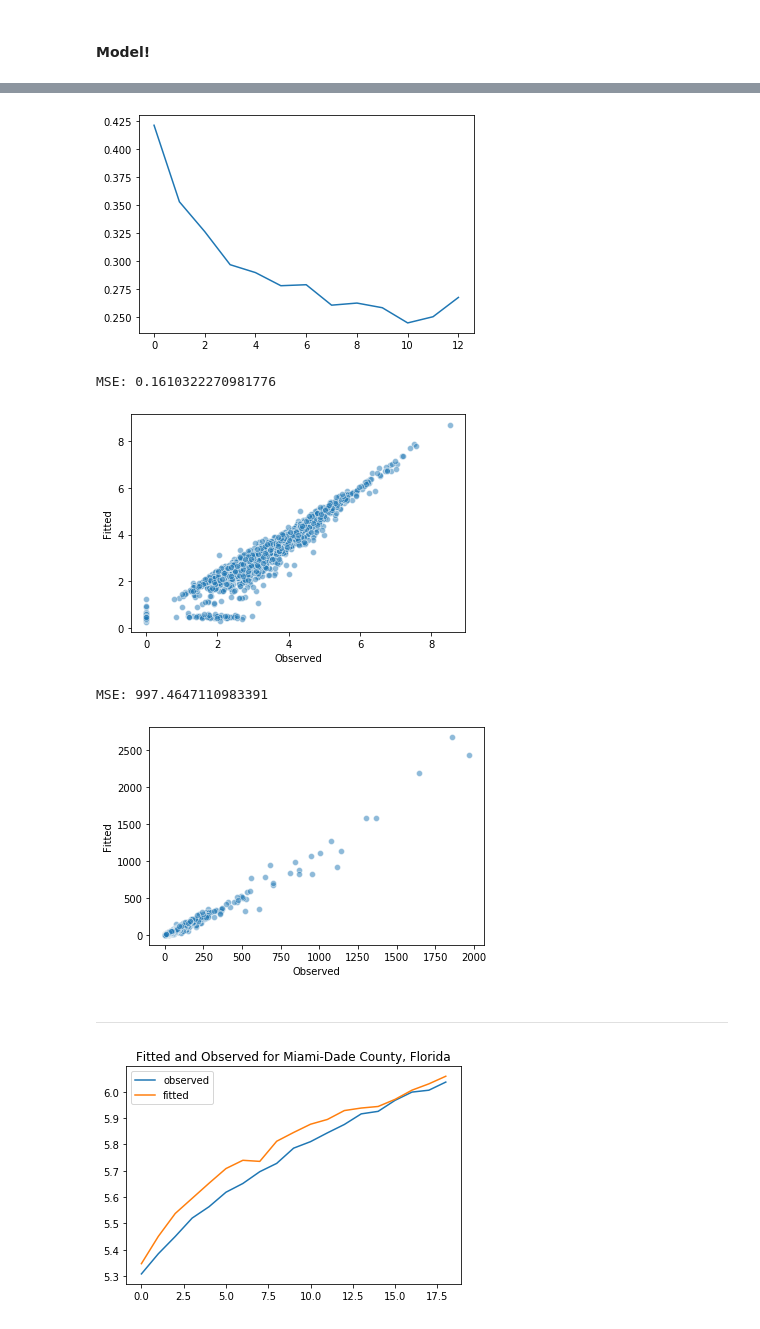
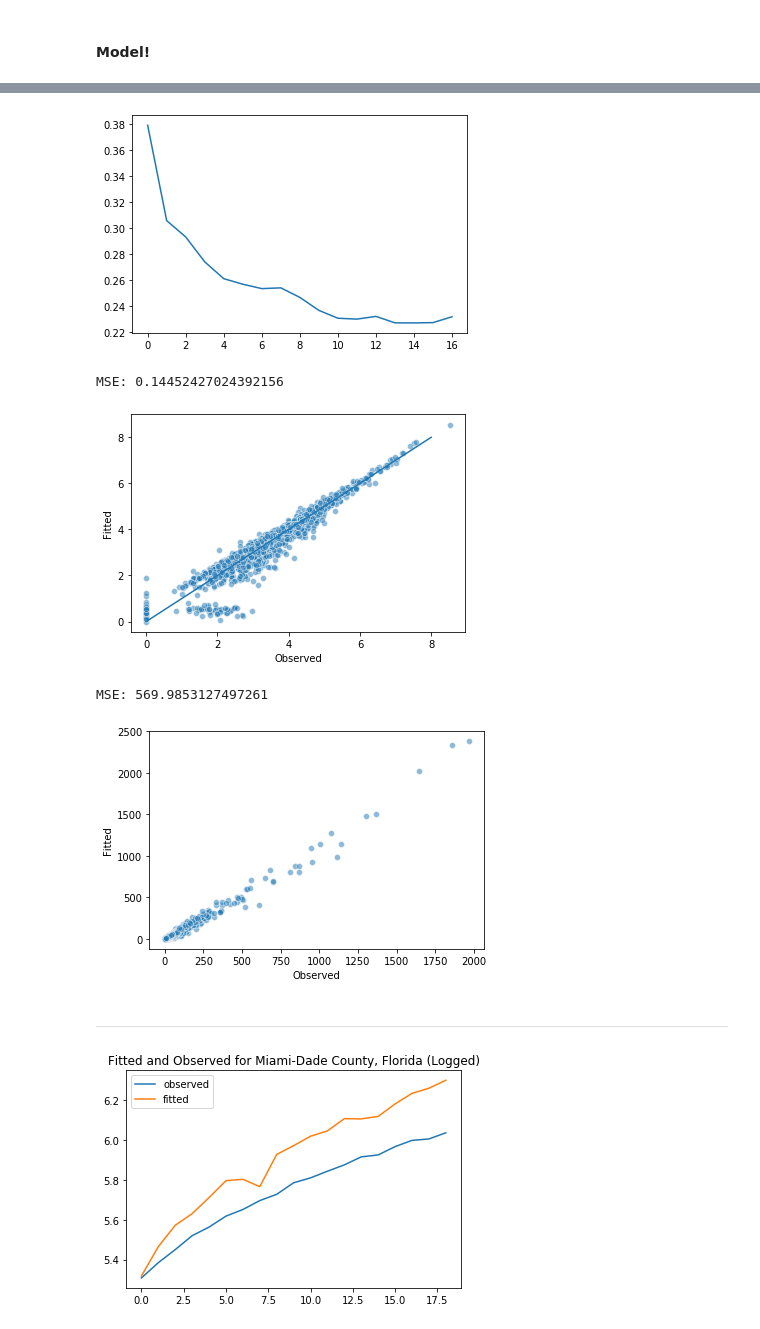
Before and after one commit to dafriedman97/COVID19_forecasts, a Jupyter notebook: Class Generator Predictions.ipynb, the cells around one changed output, grey strips where cells are left out. Saved outputs shown, nothing was run; the diff lists cells and outputs as text; code cells hidden in the pictures.

```diff
--- a/Class Generator Predictions.ipynb
+++ b/Class Generator Predictions.ipynb
@@ -168,13 +172,11 @@ class DynamicLSTM():
         '''Initialization'''
         self.name = name
 
-    def get_data(self, mob, end_train, cats, target, nahead, generator, days_in = True):
+    def get_data(self, mob, end_train, cats, target, nahead, valfrac, generator):
         '''Get X and y'''
         self.cats = cats
         self.target = target
         self.predictors = self.cats + [self.target]
-        if days_in:
-            self.predictors.append('days_in')
 
         # Standardize
         self.ss = SS().fit(mob.loc[mob['date'] <= end_train, self.cats])
@@ -198,7 +200,7 @@ class DynamicLSTM():
 
         # Train/Validation Split
         np.random.seed(109)
-        val_indices = np.random.choice(np.arange(nsamples), int(nsamples/10), replace = False)
+        val_indices = np.random.choice(np.arange(nsamples), int(valfrac*nsamples), replace = False)
         self.Xval = X[val_indices]
         self.yval = y[val_indices]
         self.Xtrain = np.delete(X, val_indices, axis = 0)
@@ -266,16 +268,16 @@ end_train = dates[int(0.7*ndates)]
 target = 'logcasespc'
 nahead = 3
 predictors = cats + [target]
-days_in = False
-if days_in:
-    predictors.append('days_in')
-lstm.get_data(mob, end_train, cats, target, nahead, Generator, days_in = days_in)
+# validation
+valfrac = 0.1
+# get data!
+lstm.get_data(mob, end_train, cats, target, nahead, valfrac, Generator)
 
 ## Build
 nunits = 500
 interunits = 100
 droprate = 0.15
-optimizer = optimizers.Adam(learning_rate = 0.00001)
+optimizer = optimizers.Adam(learning_rate = 0.00002)
 lstm.build(nunits = nunits, interunits = interunits, droprate = droprate, optimizer = optimizer)
 
 ## Fit
@@ -311,18 +314,19 @@ Epoch 13/30
 # %%
 sns.lineplot(range(len(lstm.history.history['val_loss'])), lstm.history.history['val_loss']);
 # %% [output]
-[figure, old version]
+[figure, new version]
 # %%
 ytesthat = lstm.fitted.reshape(-1)
 ytest = lstm.ytest.reshape(-1)
 fig = sns.scatterplot(ytest, ytesthat, alpha = 0.5)
+sns.lineplot(np.arange(ytesthat.max()), np.arange(ytesthat.max()))
 fig.set(xlabel = 'Observed', ylabel = 'Fitted');
 def mse(y, yhat):
     return np.mean( (y - yhat)**2 )
 print('MSE:', mse(ytest, ytesthat))
 # %% [output]
-MSE: 0.1610322270981776
+MSE: 0.14452427024392156
-[figure, old version]
+[figure, new version]
 # %%
 ytestunlogged = np.exp(ytest) - 1
 ytesthatunlogged = np.exp(ytesthat) - 1
@@ -335,36 +339,36 @@ fig = sns.scatterplot(ytestunlogged, ytesthatunlogged, alpha = 0.5)
 fig.set(xlabel = 'Observed', ylabel = 'Fitted');
 print('MSE:', mse(ytestunlogged, ytesthatunlogged))
 # %% [output]
-MSE: 997.4647110983391
+MSE: 569.9853127497261
-[figure, old version]
+[figure, new version]
 # %% [markdown]
 ___
 # %%
 # Get County
 county = 'Miami-Dade'
 state = 'Florida'
 mobCounty = mob[(mob['county'] == county) & (mob['state'] == state)].copy()
 # standardize cats
 mobCounty[cats] = lstm.ss.transform(mobCounty[cats])
 # group
 groupedCounty = mobCounty[['state','county','ID'] + ['date'] + predictors].groupby(['state','county','ID'])
 # get X and y
 XCounty = []
 yCounty = []
 test_dates = mobCounty['date'][mobCounty['date'] >= start_test]
 for date in test_dates:
     mobCountyToDate= mobCounty[mobCounty['date'] <= date]
     XCounty.append(np.array(mobCountyToDate[predictors].iloc[:-nahead]))
     yCounty.append(np.array(mobCountyToDate[target].iloc[-1]))
 XCounty = np.array(XCounty)
 yCounty = np.array(yCounty)
 # Get generator
 CountyGenerator = Generator(XCounty, yCounty)
 # Get fitted values
 yCountyHat = lstm.mod.predict_generator(CountyGenerator).reshape(-1)
 # Plot
 fig = sns.lineplot(range(len(yCounty)), yCounty, label = 'observed')
 fig = sns.lineplot(range(len(yCounty)), yCountyHat, label = 'fitted')
-fig.set(title = f'Fitted and Observed for {county} County, {state}');
+fig.set(title = f'Fitted and Observed for {county} County, {state} (Logged)');
 # %% [output]
-[figure, old version]
+[figure, new version]
```
Also changed, not shown: parts of 6 cells of this notebook, 1 other file.
